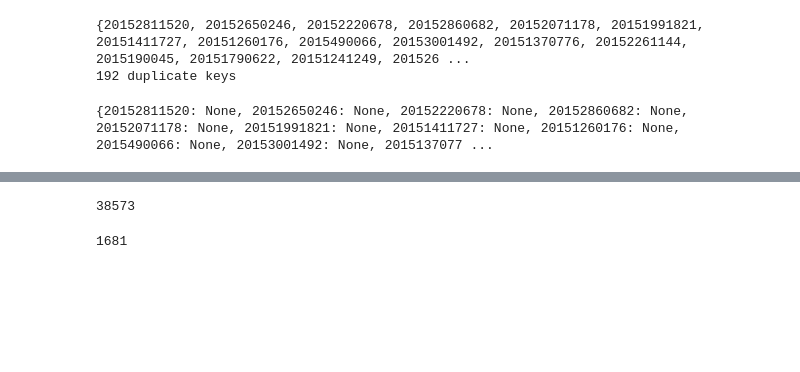
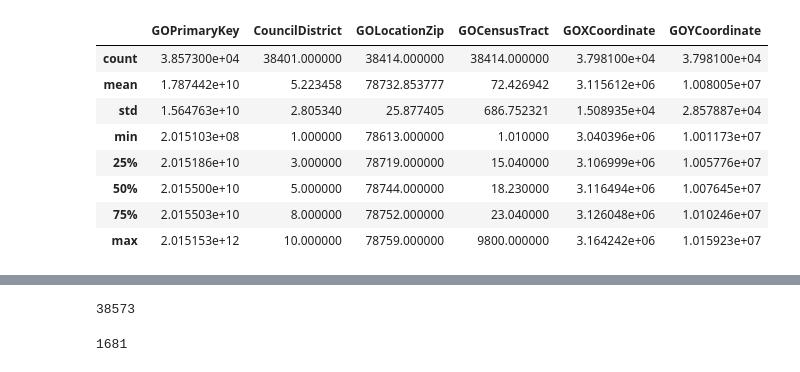
Before and after one commit to MikaArmenta/IPPPFinalProject_Abbott_Lovins_Armenta, a Jupyter notebook: Final/Austin/Austin_cleaning.ipynb, the cells around one changed output, grey strips where cells are left out. Cells and saved outputs as stored; diff of their text form; code cells hidden in the pictures; blank space fills up the shorter version.

```diff
--- a/Final/Austin/Austin_cleaning.ipynb
+++ b/Final/Austin/Austin_cleaning.ipynb
@@ -58,12 +19,0 @@ Name:  Primary Key, dtype: int64
-# %%
-DuplicateKey=set(AustinAnnual['GO Primary Key']) & set(Austin_UF2015[' Primary Key'])
-print(DuplicateKey)
-print(len(DuplicateKey), 'duplicate keys')
-# %% [output]
-{20152811520, 20152650246, 20152220678, 20152860682, 20152071178, 20151991821, 20151411727, 20151260176, 2015490066, 20153001492, 20151370776, 20152261144, 2015190045, 20151790622, 20151241249, 201526 ...
-192 duplicate keys
-# %%
-Dict = dict.fromkeys(DuplicateKey)
-print(Dict)
-# %% [output]
-{20152811520: None, 20152650246: None, 20152220678: None, 20152860682: None, 20152071178: None, 20151991821: None, 20151411727: None, 20151260176: None, 2015490066: None, 20153001492: None, 2015137077 ...
@@ -69,0 +41,12 @@ print(Dict)
+# %%
+AAnn.describe()
+# %% [output]
+|  | GOPrimaryKey | CouncilDistrict | GOLocationZip | GOCensusTract | GOXCoordinate | GOYCoordinate |
+| count | 3.857300e+04 | 38401.000000 | 38414.000000 | 38414.000000 | 3.798100e+04 | 3.798100e+04 |
+| mean | 1.787442e+10 | 5.223458 | 78732.853777 | 72.426942 | 3.115612e+06 | 1.008005e+07 |
+| std | 1.564763e+10 | 2.805340 | 25.877405 | 686.752321 | 1.508935e+04 | 2.857887e+04 |
+| min | 2.015103e+08 | 1.000000 | 78613.000000 | 1.010000 | 3.040396e+06 | 1.001173e+07 |
+| 25% | 2.015186e+10 | 3.000000 | 78719.000000 | 15.040000 | 3.106999e+06 | 1.005776e+07 |
+| 50% | 2.015500e+10 | 5.000000 | 78744.000000 | 18.230000 | 3.116494e+06 | 1.007645e+07 |
+| 75% | 2.015503e+10 | 8.000000 | 78752.000000 | 23.040000 | 3.126048e+06 | 1.010246e+07 |
+| max | 2.015153e+12 | 10.000000 | 78759.000000 | 9800.000000 | 3.164242e+06 | 1.015923e+07 |
```
Also changed, not shown: parts of 22 cells of this notebook.
